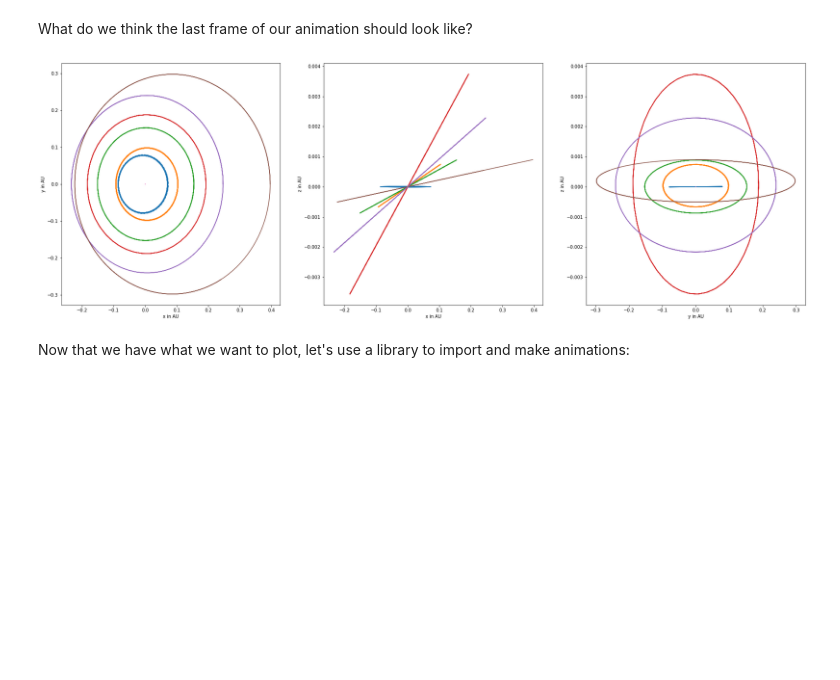
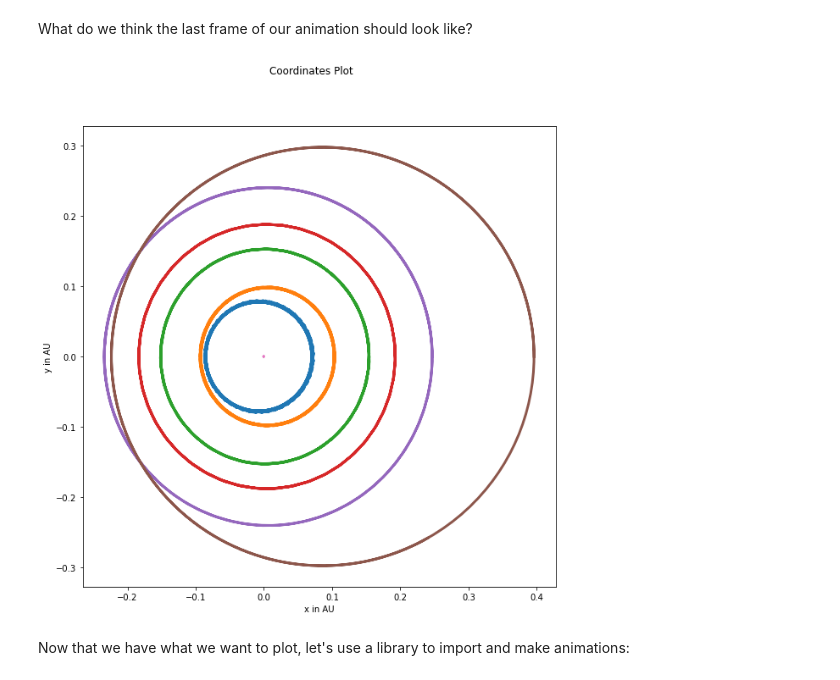
Before and after one commit to jnaiman/csci-p-14110_su2020, a Jupyter notebook: lesson09/prep_notebook_lesson09.ipynb, the cells around one changed output. Cells and saved outputs as stored; diff of their text form; code cells hidden in the pictures; blank space fills up the shorter version.

Commit message:
updating plots

```diff
--- a/lesson09/prep_notebook_lesson09.ipynb
+++ b/lesson09/prep_notebook_lesson09.ipynb
@@ -251,28 +242,22 @@ r.shape, r_h.shape
 ((7, 3, 176), (7, 3, 8800))
 # %% [markdown]
 What do we think the last frame of our animation should look like?
-# %%
-# first create an axis object to hold our 2 horizontal plots
-fig, ax = plt.subplots(1,3, figsize=(10*3, 10))
-
-# loop over the number of particles in our system
-for i in range(r.shape[0]):
-    ax[0].plot(r[i,0,:], r[i, 1, :])
-    ax[1].plot(r[i,0,:], r[i,2,:])
-    ax[2].plot(r[i,1,:], r[i,2,:])
-
-ax[0].set_xlabel('x in AU')
-ax[0].set_ylabel('y in AU')
-
-ax[1].set_xlabel('x in AU')
-ax[1].set_ylabel('z in AU')
-
-ax[2].set_xlabel('y in AU')
-ax[2].set_ylabel('z in AU')
-
-plt.show()
-# %% [output]
-[figure, removed]
+# %%
+# let's plot!
+fig, ax = plt.subplots(1, 1, figsize = (10, 10))
+fig.suptitle('Coordinates Plot')
+
+ax.set_xlabel('x in AU')
+ax.set_ylabel('y in AU')
+
+# recall:
+# r[NUMBER OF PARTICLES, NUMBER COORDINATES (X,Y,Z), NUMBER OF TIMESTEPS]
+for i in range(r.shape[0]):
+    ax.plot(r[i,0,:], r[i,1,:], lw=3)
+
+plt.show()
+# %% [output]
+[figure, added]
 # %% [markdown]
 Now that we have what we want to plot, let's use a library to import and make animations:
 # %%
```
Also changed, not shown: parts of 3 cells of this notebook, 5 other files.
